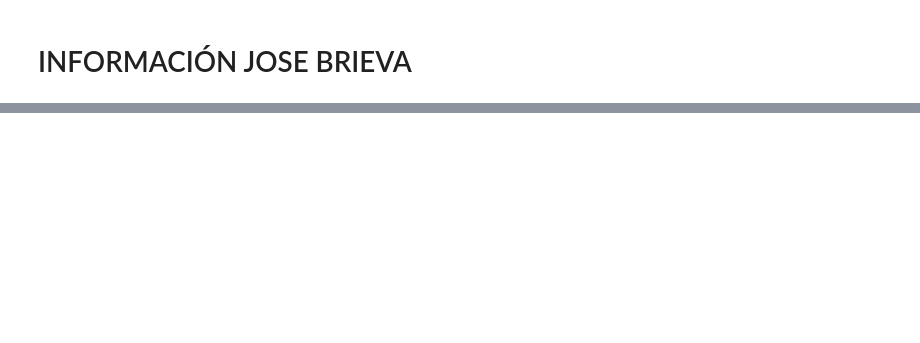
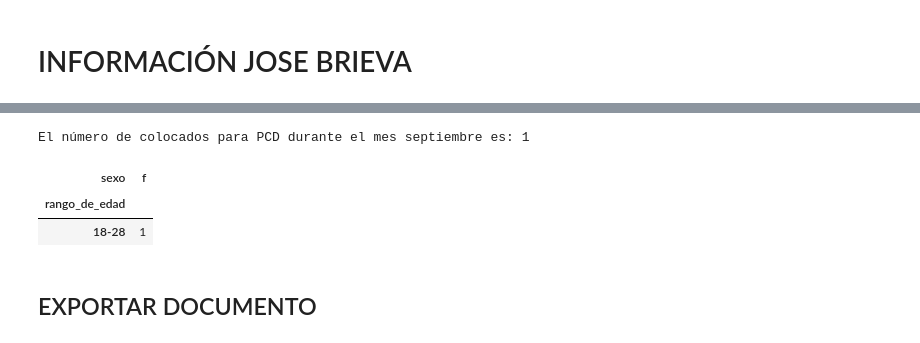
Before and after one commit to bizzaccelerator/public-employment-pulse, a Jupyter notebook: local_reports/intermediacion_hv.ipynb, the cells around one changed output, grey strips where cells are left out. Saved outputs shown, nothing was run; the diff lists cells and outputs as text; code cells hidden in the pictures; blank space fills up the shorter version.

```diff
--- a/local_reports/intermediacion_hv.ipynb
+++ b/local_reports/intermediacion_hv.ipynb
@@ -451,0 +471,14 @@ Name: count, dtype: int64
+# %%
+# Colocados PcD en mes
+mes_colocado = 'septiembre'
+f_colocados = (df['colocado'] == 1) & (df['mes_de_colocación_en_plataforma'] == mes_colocado) & (~df['discapacidad'].isna())
+
+print(f'El número de colocados para PCD durante el mes {mes_colocado} es: {df[f_colocados]['discapacidad'].count()}')
+df[f_colocados].pivot_table(index=['rango_de_edad'], columns='sexo', aggfunc='size', fill_value=0)
+# %% [output]
+El número de colocados para PCD durante el mes septiembre es: 1
+| sexo | f |
+| rango_de_edad |  |
+| 18-28 | 1 |
+# %% [markdown]
+## EXPORTAR DOCUMENTO
```
Also changed, not shown: parts of 21 cells of this notebook, 6 other files.
